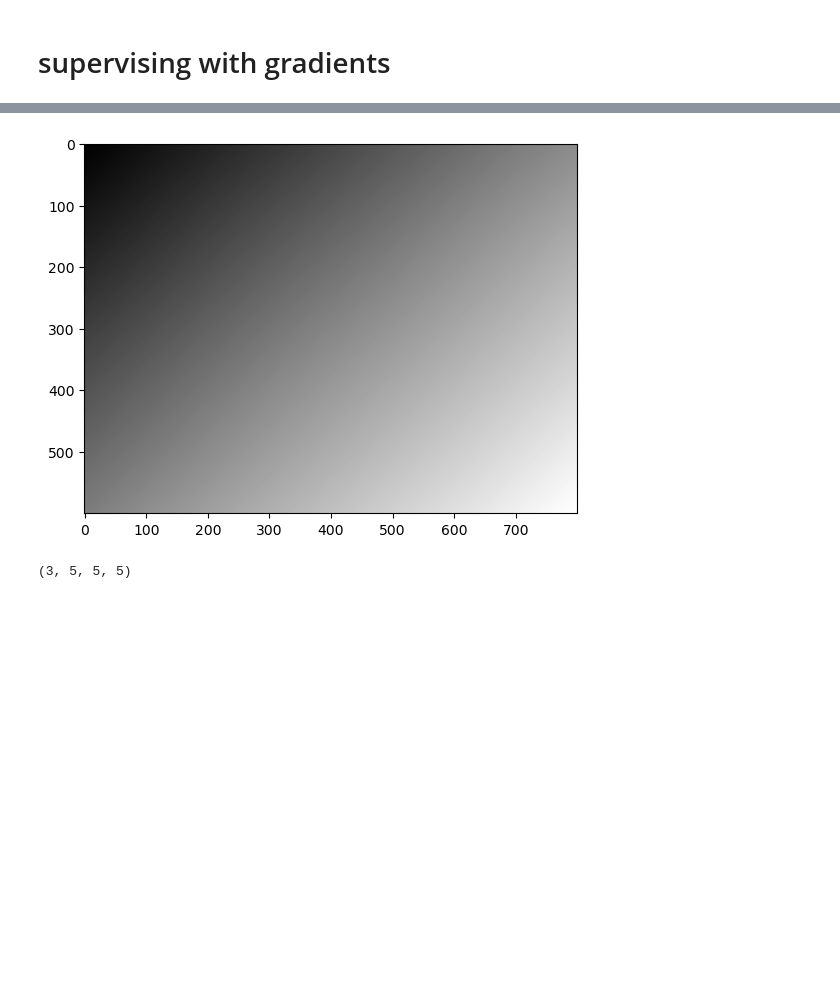
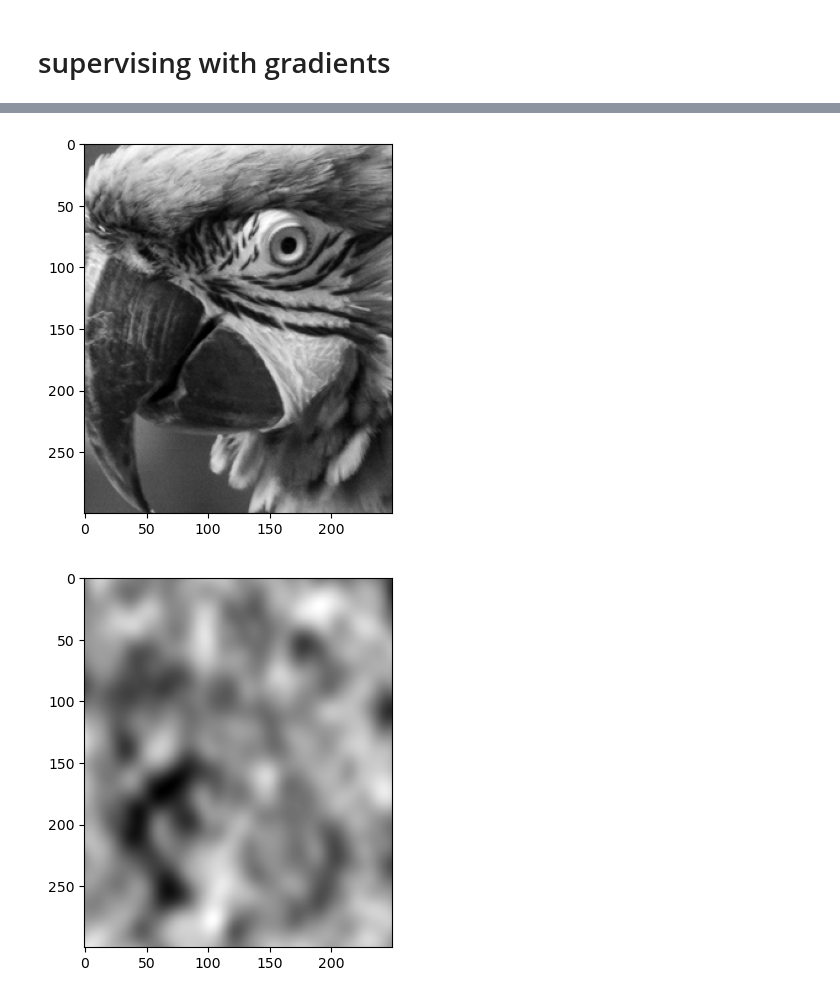
Before and after one commit to stilxam/INR_BEP, a Jupyter notebook: grad_train_trail.ipynb, the cells around one changed output, grey strips where cells are left out. Cells and saved outputs as stored; diff of their text form; code cells hidden in the pictures; blank space fills up the shorter version.

Commit message:
ILM, grads post process

```diff
--- a/grad_train_trail.ipynb
+++ b/grad_train_trail.ipynb
@@ -112,8 +110,6 @@ except Exception as e:
 # %% [markdown]
 # supervising with gradients
 # %%
-inr_grad = eqx.filter_grad(inr)
-
 def sample_coordinates(key, image, num_samples):
     coordinates = jax.random.randint(key, (num_samples, 2), minval=0, maxval=jnp.array([image.shape[0], image.shape[1]]))
     return coordinates
@@ -127,17 +123,17 @@ def scale_coordinates(height_image, width_image, coordinates):
     y_normalized = y/y_max
     return jnp.stack([x_normalized, y_normalized], axis=1)
 
-# def regular_loss(inr, gt, coordinates):
-    preds = jax.vmap(inr)(coordinates)
-    coordinates = coordinates.astype(jnp.int32)
-    gt = gt[coordinates[:,0], coordinates[:,1]]
-    return jnp.sum(jnp.linalg.norm(preds - gt, axis=-1))
+def gradient_loss(inr, gt_grads, coordinates):
+    height_image = gt_grads.shape[0]
+    width_image = gt_grads.shape[1]
+    inr_grad = eqx.filter_grad(inr)
 
-def gradient_loss(inr, gt_grads, height_image, width_image, coordinates):
+    # coordinates = coordinates.astype(jnp.int32)
+    gt = gt_grads[coordinates[:,0], coordinates[:,1]]
+
     scaled_coords = scale_coordinates(height_image, width_image, coordinates)
-    preds = jax.vmap(eqx.filter_grad(inr))(scaled_coords)
-    coordinates = coordinates.astype(jnp.int32)
-    gt = gt_grads[coordinates[:,0], coordinates[:,1]]
+    preds = jax.vmap(inr_grad)(scaled_coords)
+
     return jnp.sum(jnp.linalg.norm(preds - gt, axis=-1))
 
 # def laplacian_loss(gt_lap, coordinates):
@@ -149,19 +145,23 @@ def gradient_loss(inr, gt_grads, height_image, width_image, coordinates):
     gt = gt_lap[coordinates[:,0], coordinates[:,1]]
 
     return jnp.sum(jnp.linalg.norm(inr_lap - gt, axis=-1))
+
+# def regular_loss(inr, gt, coordinates):
+    preds = jax.vmap(inr)(coordinates)
+    coordinates = coordinates.astype(jnp.int32)
+    gt = gt[coordinates[:,0], coordinates[:,1]]
+    return jnp.sum(jnp.linalg.norm(preds - gt, axis=-1))
 # %%
 # scale_coordinates(1356, 2040, sample_coordinates(next(key_gen), gray_parrot('example_data/parrot.png'), 10))
 # %%
 def train(inr, gt_grads, nr_steps, nr_coordinates, key_generator):
-    height = gt_grads.shape[0]
-    width = gt_grads.shape[1]
 
-    optimizer = optax.adam(learning_rate = 1e-4)
+    optimizer = optax.adam(learning_rate = 1e-5)
     opt_state = optimizer.init(eqx.filter(inr, eqx.is_array))
 
     @eqx.filter_jit
     def train_step(inr, opt_state, coordinates):
-        loss, grad = eqx.filter_value_and_grad(gradient_loss)(inr, gt_grads, height, width, coordinates)
+        loss, grad = eqx.filter_value_and_grad(gradient_loss)(inr, gt_grads, coordinates)
         updates, opt_state = optimizer.update(grad, opt_state)
         inr = eqx.apply_updates(inr, updates)
         return inr, opt_state, loss
@@ -179,9 +179,9 @@ def train(inr, gt_grads, nr_steps, nr_coordinates, key_generator):
 # %%
 inr, losses = train(
       inr,
-      gray_parrot_grads('example_data/parrot.png')[:600, :600],
-      nr_steps=1000,
-      nr_coordinates=200,
+      gray_parrot_grads('example_data/parrot.png')[300:600, 550:800],
+      nr_steps=2000,
+      nr_coordinates=1000,
       key_generator=key_gen
       )
 # %%
@@ -195,9 +195,9 @@ all_coordinates_flat = jax.lax.reshape(all_coordinates, (all_coordinates.shape[0
 all_coordinates_scaled = scale_coordinates(1356, 2040, all_coordinates_flat)
 
 
-corner_parrot = all_coordinates[:600, :800]
+corner_parrot = all_coordinates[300:600, 550:800]
 corner_parrot_flat = jax.lax.reshape(corner_parrot, (corner_parrot.shape[0]*corner_parrot.shape[1], 2))
-corner_parrot_scaled = scale_coordinates(600, 800, corner_parrot_flat)
+corner_parrot_scaled = scale_coordinates(300, 250, corner_parrot_flat)
 
 # jnp.reshape(corner_parrot_flat, corner_parrot.shape) == corner_parrot
 # %%
@@ -206,14 +209,8 @@ preds = jnp.reshape(preds, corner_parrot.shape[:-1])
 # %%
+plt.imshow(gray_parrot('example_data/parrot.png')[300:600, 550:800], cmap='gray')
+plt.show()
 plt.imshow(preds, cmap='gray')
 plt.show()
 # %% [output]
-[figure, old version]
+[figure, new version]
+[figure, added]
-# %%
-grid_ranges = [jnp.arange(-2, 2 + 1) for _ in range(3)]
-
-# Step 2: Create a full grid of all combinations across dimensions
-grid_mesh = jnp.meshgrid(*grid_ranges, indexing='ij')
-jnp.array(grid_mesh).shape
-# jnp.stack([g.flatten() for g in grid_mesh], axis=-1)
-# %% [output]
-(3, 5, 5, 5)
```
Also changed, not shown: parts of 15 cells of this notebook, 5 other files.
